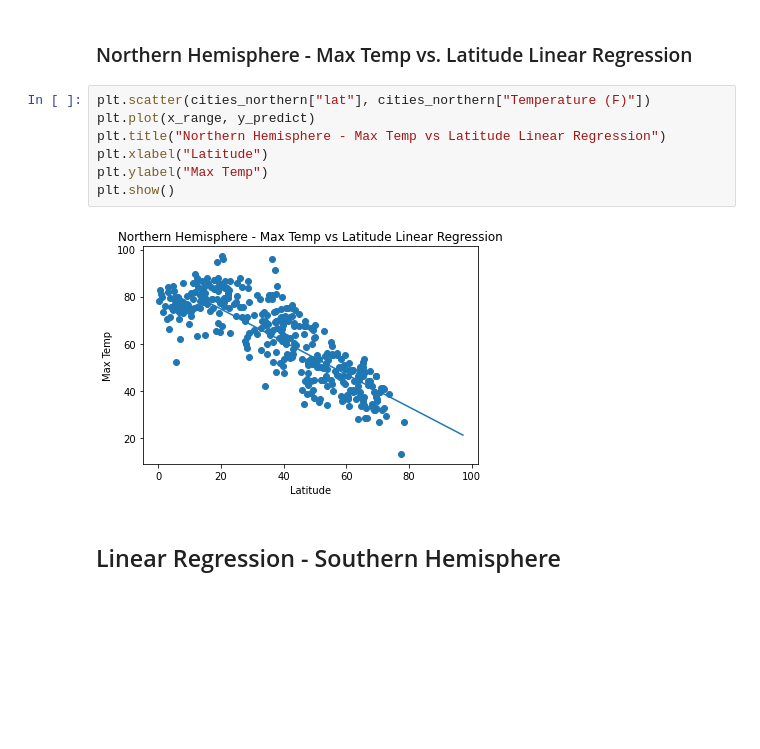
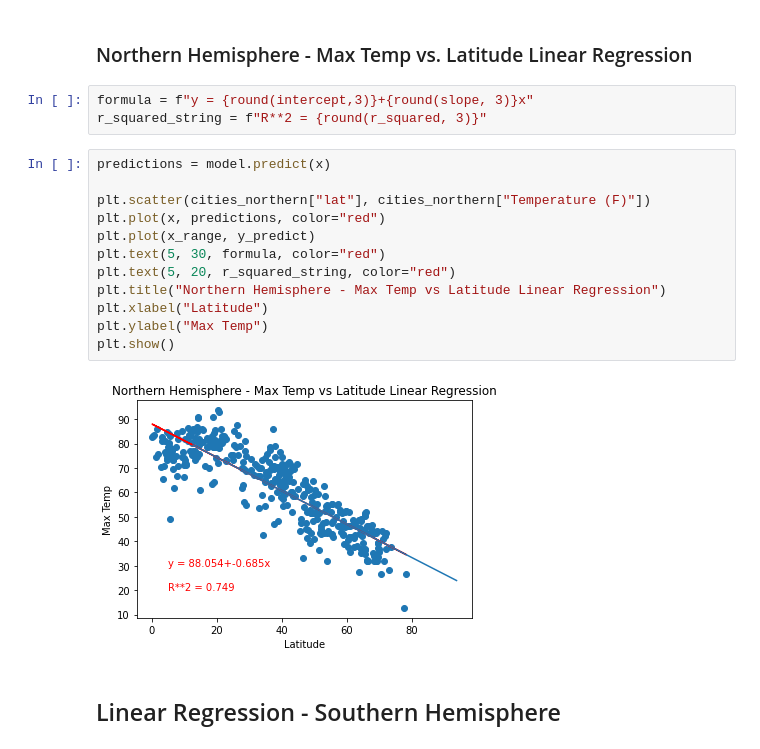
Before and after one commit to carlosalbertomachadopires/python-api-challenge, a Jupyter notebook: WeatherPy/WeatherPyhomework.ipynb, the cells around one changed output. Drawn from its saved outputs; the diff is of its cells as text; blank space fills up the shorter version.

```diff
--- a/WeatherPy/WeatherPyhomework.ipynb
+++ b/WeatherPy/WeatherPyhomework.ipynb
@@ -372,15 +379,23 @@ x_range = np.arange(
 y_predict = [predict(x) for x in x_range]
 # %% [markdown]
 ###  Northern Hemisphere - Max Temp vs. Latitude Linear Regression
+# %%
+formula = f"y = {round(intercept,3)}+{round(slope, 3)}x"
+r_squared_string = f"R**2 = {round(r_squared, 3)}"
 # %%
+predictions = model.predict(x)
+
 plt.scatter(cities_northern["lat"], cities_northern["Temperature (F)"])
+plt.plot(x, predictions, color="red")
 plt.plot(x_range, y_predict)
+plt.text(5, 30, formula, color="red")
+plt.text(5, 20, r_squared_string, color="red")
 plt.title("Northern Hemisphere - Max Temp vs Latitude Linear Regression")
 plt.xlabel("Latitude")
 plt.ylabel("Max Temp")
 plt.show()
 # %% [output]
-[figure, old version]
+[figure, new version]
 # %% [markdown]
 ## Linear Regression - Southern Hemisphere
 # %%
```
Also changed, not shown: parts of 59 cells of this notebook.
